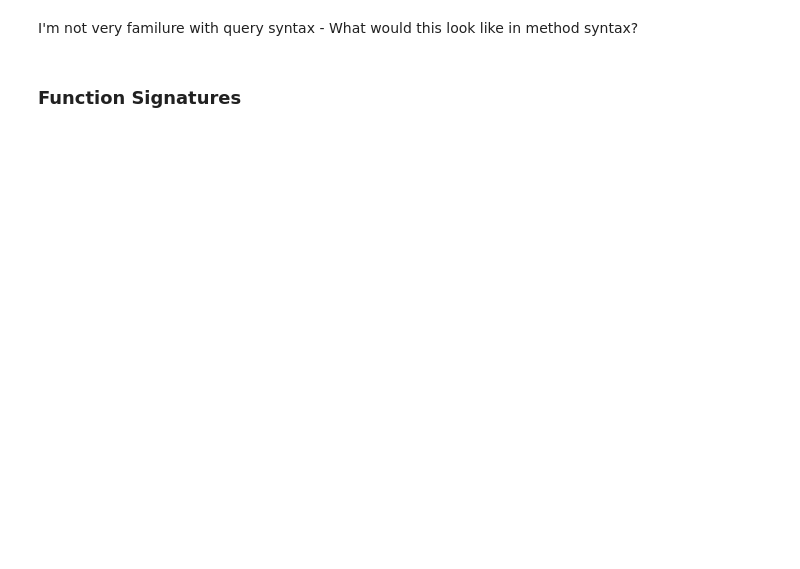
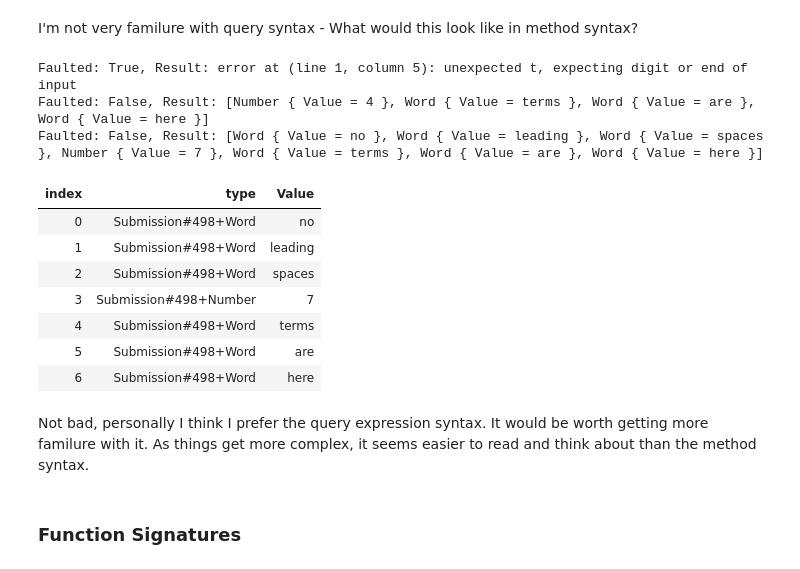
Before and after one commit to qmarsala/FunctionalJourney, a Jupyter notebook: CSharp/functional-csharp-notebook.ipynb, the cells around one changed output. Drawn from its saved outputs; the diff is of its cells as text; code cells hidden in the pictures; blank space fills up the shorter version.

Commit message:
method syntax version of parser

```diff
--- a/CSharp/functional-csharp-notebook.ipynb
+++ b/CSharp/functional-csharp-notebook.ipynb
@@ -686,2 +684,57 @@ I'm not very familure with query syntax - What would this look like in method sy
+# %%
+abstract record Term { };
+record Word(string Value) : Term;
+record Number(int Value) : Term;
+
+var isSpace = satisfy(System.Char.IsWhiteSpace);
+var spaces = either(eof, many1(isSpace).Map(_ => unit));
+
+Parser<A> token<A>(Parser<A> parserA) =>
+    parserA
+        .SelectMany(
+            inp => spaces,
+            (res, sp) => res
+        );
+
+var word =
+    token(asString(many1(letter)))
+        .Map(w => new Word(w) as Term);
+
+var number =
+    token(asString(many1(digit)))
+        .Map(d => new Number(Int32.Parse(d)) as Term);
+
+var term = either<Term>(word, number);
+
+var parser =
+    many(isSpace)
+        .SelectMany(
+            inp => many1(term),
+            (sp, ws) => ws
+        );
+
+var result = parse(parser, "   4terms are here");
+Console.WriteLine($"Faulted: {result.IsFaulted}, Result: {result.Reply.Error}"); // an error showing us what went wrong
+
+var result2 = parse(parser, "   4 terms are here");
+Console.WriteLine($"Faulted: {result2.IsFaulted}, Result: {result2.Reply.Result}"); // [number, word, word, word]
+
+var result3 = parse(parser, "no leading spaces   7 terms are here");
+Console.WriteLine($"Faulted: {result3.IsFaulted}, Result: {result3.Reply.Result}"); // [word, word, word, number, word, word, word]
+return result3.Reply.Result;
+# %% [output]
+Faulted: True, Result: error at (line 1, column 5): unexpected t, expecting digit or end of input
+Faulted: False, Result: [Number { Value = 4 }, Word { Value = terms }, Word { Value = are }, Word { Value = here }]
+Faulted: False, Result: [Word { Value = no }, Word { Value = leading }, Word { Value = spaces }, Number { Value = 7 }, Word { Value = terms }, Word { Value = are }, Word { Value = here }]
+| index | type | Value |
+| 0 | Submission#498+Word | no |
+| 1 | Submission#498+Word | leading |
+| 2 | Submission#498+Word | spaces |
+| 3 | Submission#498+Number | 7 |
+| 4 | Submission#498+Word | terms |
+| 5 | Submission#498+Word | are |
+| 6 | Submission#498+Word | here |
+# %% [markdown]
+Not bad, personally I think I prefer the query expression syntax.  It would be worth getting more familure with it.  As things get more complex, it seems easier to read and think about than the method syntax.
 # %% [markdown]
 ### Function Signatures
```
Also changed, not shown: parts of 6 cells of this notebook.
